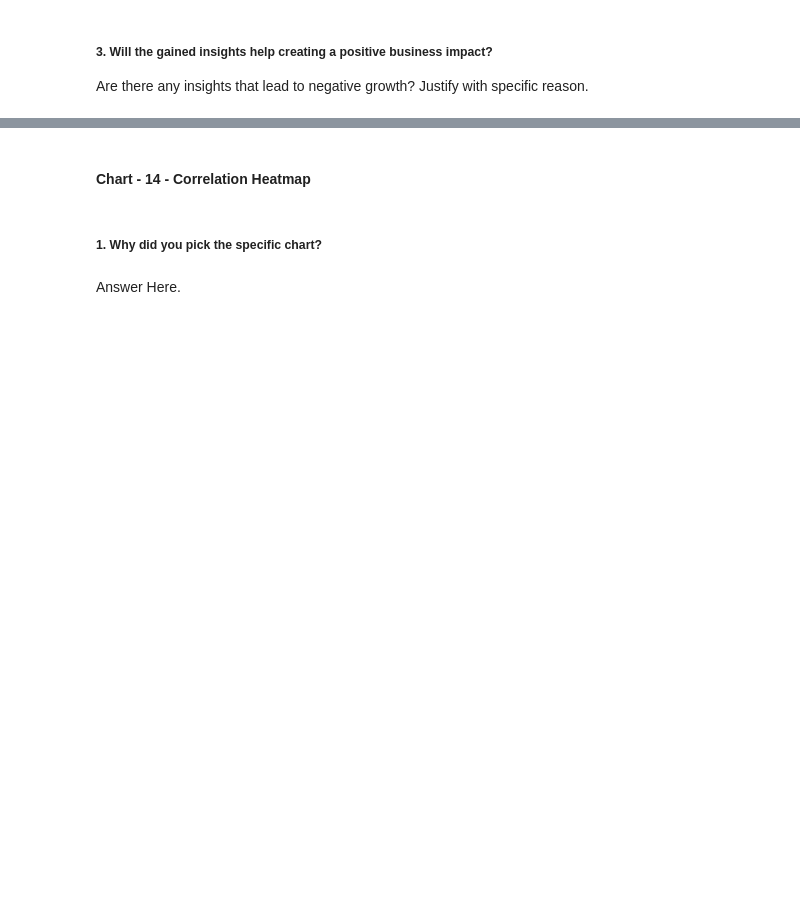
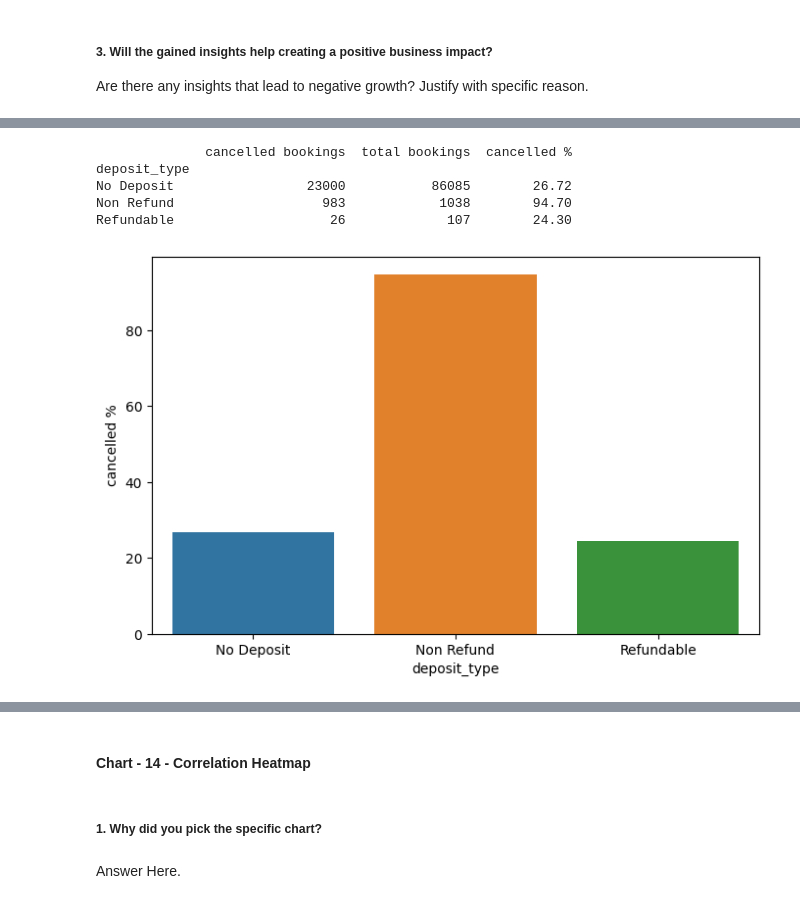
Before and after one commit to Jamal1018/EDA_Hotel_booking_analysis, a Jupyter notebook: EDA_on_Hotel_Booking_Analysis.ipynb, the cells around one changed output, grey strips where cells are left out. Drawn from its saved outputs; the diff is of its cells as text; code cells hidden in the pictures; blank space fills up the shorter version.

```diff
--- a/EDA_on_Hotel_Booking_Analysis.ipynb
+++ b/EDA_on_Hotel_Booking_Analysis.ipynb
@@ -1142,0 +1226,28 @@ Are there any insights that lead to negative growth? Justify with specific reaso
+# %%
+# visualization of cancellation with deposit type feature
+# filtering the cancelled bookings with respective to deposit type
+cancelled_data = df[df['is_canceled'] == 1]
+cancelled_bookings = pd.DataFrame(cancelled_data.groupby('deposit_type').size()).rename(columns ={0:'cancelled bookings'})
+cancelled_bookings
+
+# finding the total bookings with respective to deposit type adn storing them in new variable
+total_bookings = pd.DataFrame(df.groupby('deposit_type').size()).rename(columns = { 0: 'total bookings'})
+
+# concatinating the two dataframes
+data = pd.concat([cancelled_bookings,total_bookings], axis = 1 )
+
+# finding the percentage of cancellations
+data['cancelled %'] = round((data['cancelled bookings'] / data['total bookings']) * 100,2)
+print(data)
+
+# plotting the bar graph for the data
+plt.figure(figsize = (8,5))
+sns.barplot(data = data , x = data.index , y = data['cancelled %'])
+plt.show()
+# %% [output]
+              cancelled bookings  total bookings  cancelled %
+deposit_type
+No Deposit                 23000           86085        26.72
+Non Refund                   983            1038        94.70
+Refundable                    26             107        24.30
+[figure, added]
```
Also changed, not shown: parts of 9 cells of this notebook.
